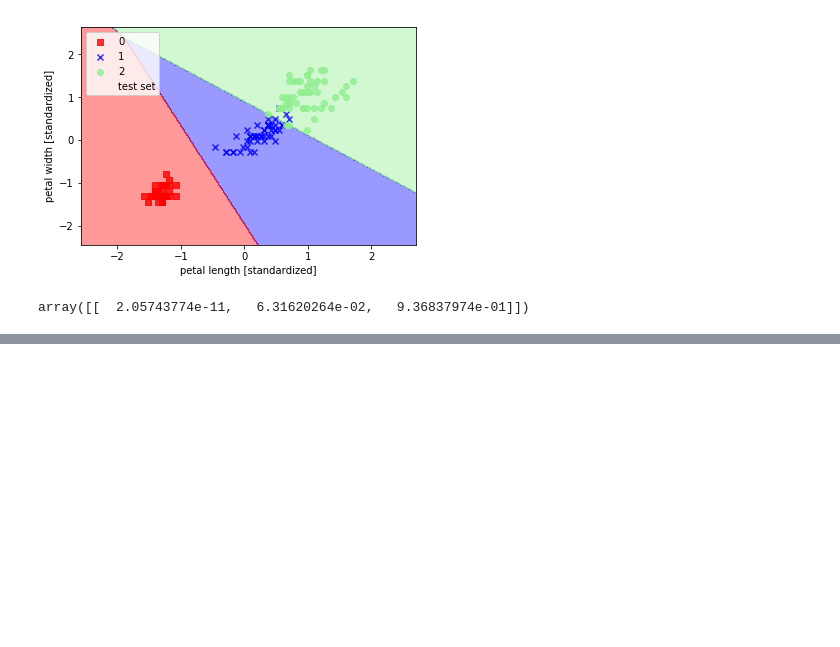
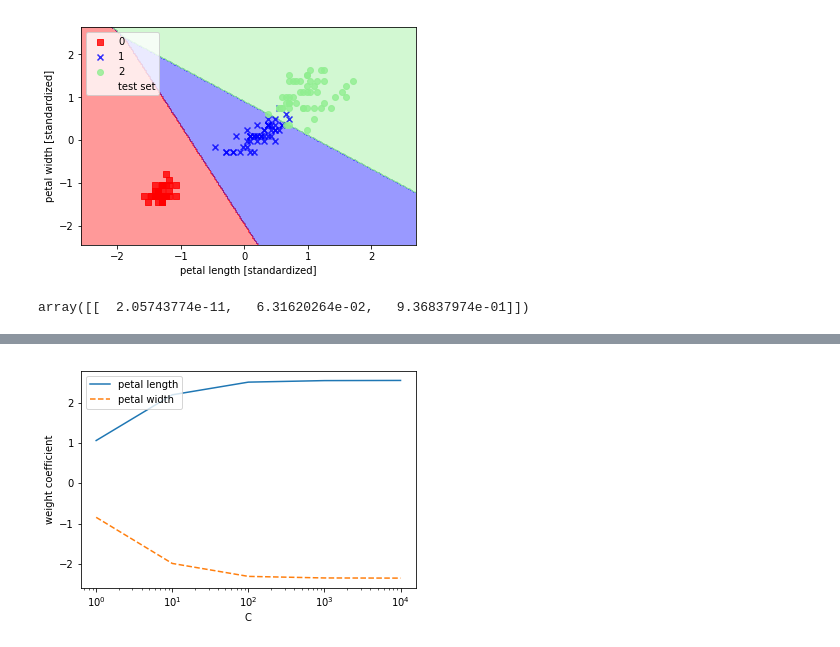
Before and after one commit to rustymccloud/samu, a Jupyter notebook: raschka/3-learning-classifiers.ipynb, the cells around one changed output, grey strips where cells are left out. Saved outputs shown, nothing was run; the diff lists cells and outputs as text; code cells hidden in the pictures; blank space fills up the shorter version.

```diff
--- a/raschka/3-learning-classifiers.ipynb
+++ b/raschka/3-learning-classifiers.ipynb
@@ -157,0 +175,18 @@ array([[  2.05743774e-11,   6.31620264e-02,   9.36837974e-01]])
+# %%
+weights, params = [], []
+for c in np.arange(0,5):
+    lr=LogisticRegression(C=np.power(10,c), random_state=0)
+    lr.fit(x_train_std,y_train)
+    weights.append(lr.coef_[1])
+    params.append(10**c)
+weights = np.array(weights)
+plt.plot(params, weights[:,0],label='petal length')
+plt.plot(params,weights[:,1],linestyle='--',label='petal width')
+plt.ylabel('weight coefficient')
+plt.xlabel('C')
+plt.legend(loc='upper left')
+plt.xscale('log')
+plt.show()
+#supposed to look at range (-5,5) but couldn't get C to accept negative exponents!!
+# %% [output]
+[figure, added]
```
Also changed, not shown: parts of 33 cells of this notebook, 1 other file.
